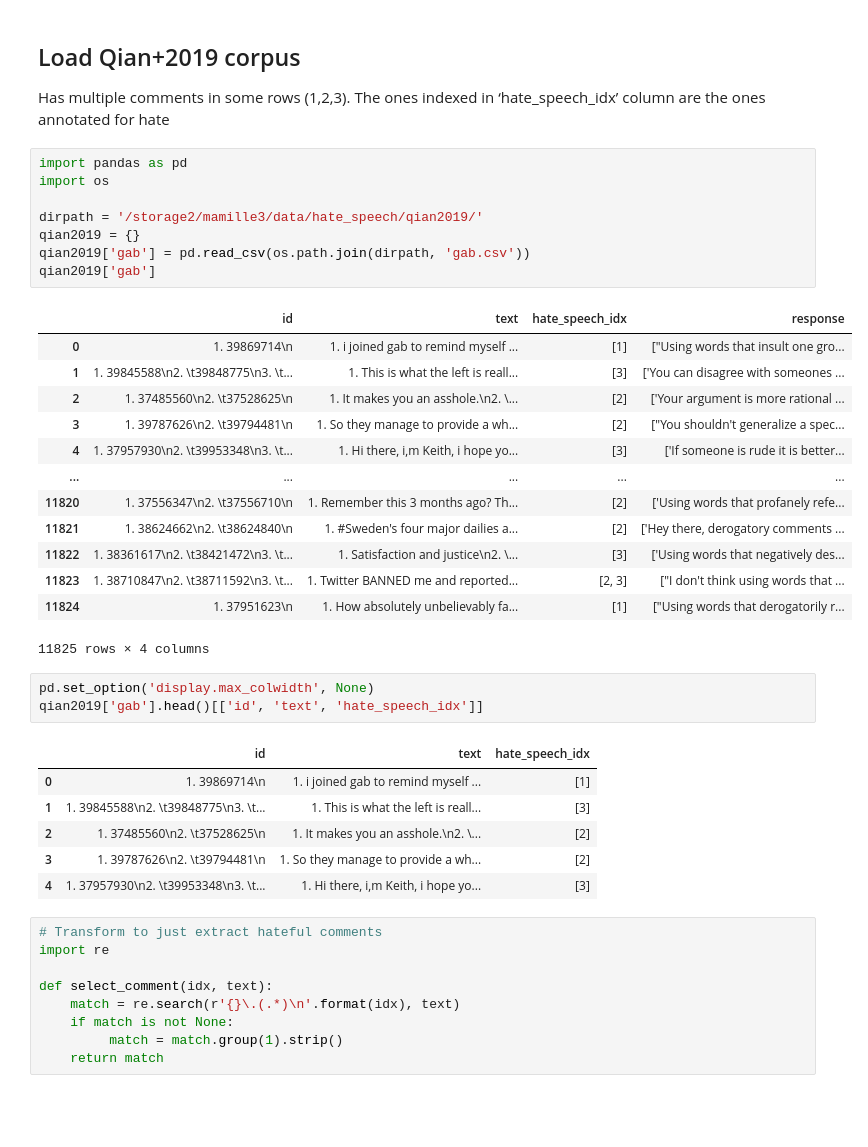
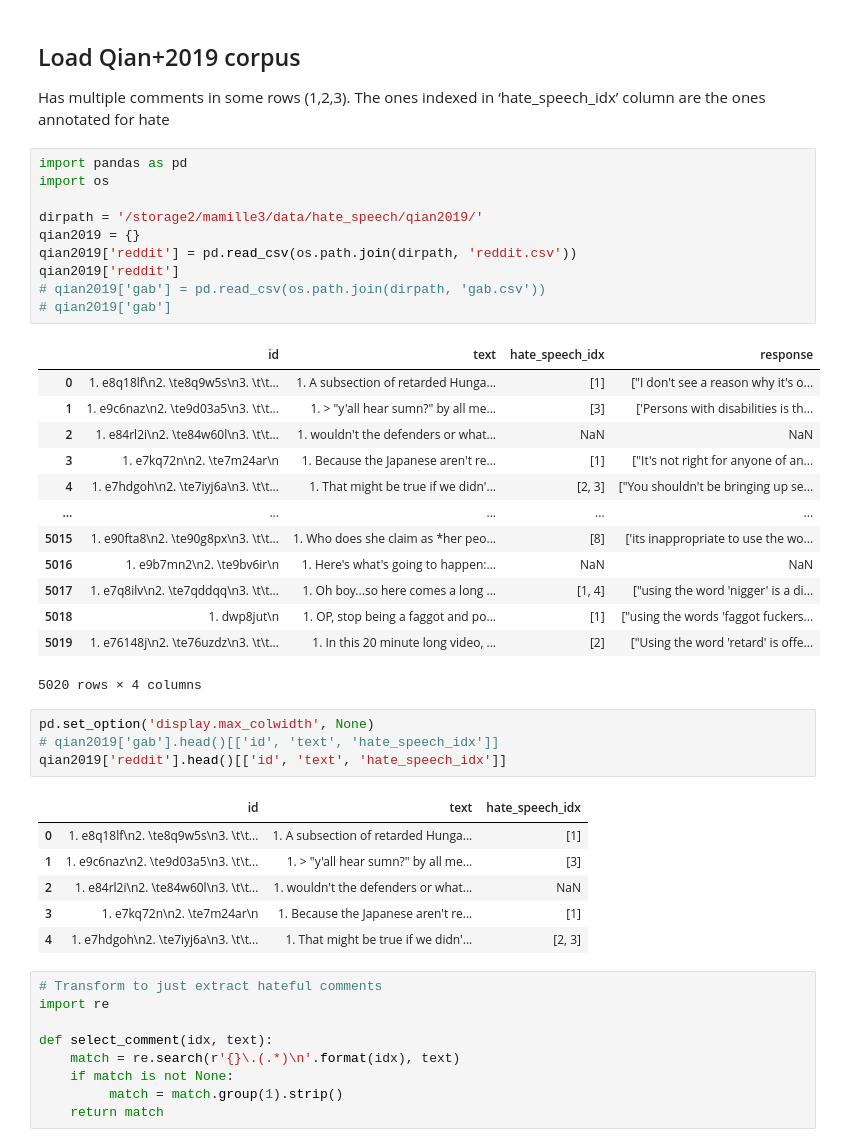
Before and after one commit to michaelmilleryoder/hate_speech_rhetoric, a Jupyter notebook: jupyter/annotated_hate_corpora.ipynb, the cells around one changed output. Drawn from its saved outputs; the diff is of its cells as text; blank space fills up the shorter version.

```diff
--- a/jupyter/annotated_hate_corpora.ipynb
+++ b/jupyter/annotated_hate_corpora.ipynb
@@ -6,35 +6,38 @@ Has multiple comments in some rows (1,2,3). The ones indexed in ‘hate_speech_i
 # %%
 import pandas as pd
 import os
 
 dirpath = '/storage2/mamille3/data/hate_speech/qian2019/'
 qian2019 = {}
-qian2019['gab'] = pd.read_csv(os.path.join(dirpath, 'gab.csv'))
-qian2019['gab']
+qian2019['reddit'] = pd.read_csv(os.path.join(dirpath, 'reddit.csv'))
+qian2019['reddit']
+# qian2019['gab'] = pd.read_csv(os.path.join(dirpath, 'gab.csv'))
+# qian2019['gab']
 # %% [output]
 |  | id | text | hate_speech_idx | response |
-| 0 | 1. 39869714\n | 1. i joined gab to remind myself ... | [1] | ["Using words that insult one gro... |
-| 1 | 1. 39845588\n2. \t39848775\n3. \t... | 1. This is what the left is reall... | [3] | ['You can disagree with someones ... |
-| 2 | 1. 37485560\n2. \t37528625\n | 1. It makes you an asshole.\n2. \... | [2] | ['Your argument is more rational ... |
-| 3 | 1. 39787626\n2. \t39794481\n | 1. So they manage to provide a wh... | [2] | ["You shouldn't generalize a spec... |
-| 4 | 1. 37957930\n2. \t39953348\n3. \t... | 1. Hi there, i,m Keith, i hope yo... | [3] | ['If someone is rude it is better... |
+| 0 | 1. e8q18lf\n2. \te8q9w5s\n3. \t\t... | 1. A subsection of retarded Hunga... | [1] | ["I don't see a reason why it's o... |
+| 1 | 1. e9c6naz\n2. \te9d03a5\n3. \t\t... | 1. > "y'all hear sumn?" by all me... | [3] | ['Persons with disabilities is th... |
+| 2 | 1. e84rl2i\n2. \te84w60l\n3. \t\t... | 1. wouldn't the defenders or what... | NaN | NaN |
+| 3 | 1. e7kq72n\n2. \te7m24ar\n | 1. Because the Japanese aren't re... | [1] | ["It's not right for anyone of an... |
+| 4 | 1. e7hdgoh\n2. \te7iyj6a\n3. \t\t... | 1. That might be true if we didn'... | [2, 3] | ["You shouldn't be bringing up se... |
 | ... | ... | ... | ... | ... |
-| 11820 | 1. 37556347\n2. \t37556710\n | 1. Remember this 3 months ago? Th... | [2] | ['Using words that profanely refe... |
-| 11821 | 1. 38624662\n2. \t38624840\n | 1. #Sweden's four major dailies a... | [2] | ['Hey there, derogatory comments ... |
-| 11822 | 1. 38361617\n2. \t38421472\n3. \t... | 1. Satisfaction and justice\n2. \... | [3] | ['Using words that negatively des... |
-| 11823 | 1. 38710847\n2. \t38711592\n3. \t... | 1. Twitter BANNED me and reported... | [2, 3] | ["I don't think using words that ... |
-| 11824 | 1. 37951623\n | 1. How absolutely unbelievably fa... | [1] | ["Using words that derogatorily r... |
+| 5015 | 1. e90fta8\n2. \te90g8px\n3. \t\t... | 1. Who does she claim as *her peo... | [8] | ['its inappropriate to use the wo... |
+| 5016 | 1. e9b7mn2\n2. \te9bv6ir\n | 1. Here's what's going to happen:... | NaN | NaN |
+| 5017 | 1. e7q8ilv\n2. \te7qddqq\n3. \t\t... | 1. Oh boy...so here comes a long ... | [1, 4] | ["using the word 'nigger' is a di... |
+| 5018 | 1. dwp8jut\n | 1. OP, stop being a faggot and po... | [1] | ["using the words 'faggot fuckers... |
+| 5019 | 1. e76148j\n2. \te76uzdz\n3. \t\t... | 1. In this 20 minute long video, ... | [2] | ["Using the word 'retard' is offe... |
-11825 rows × 4 columns
+5020 rows × 4 columns
 # %%
 pd.set_option('display.max_colwidth', None)
-qian2019['gab'].head()[['id', 'text', 'hate_speech_idx']]
+# qian2019['gab'].head()[['id', 'text', 'hate_speech_idx']]
+qian2019['reddit'].head()[['id', 'text', 'hate_speech_idx']]
 # %% [output]
 |  | id | text | hate_speech_idx |
-| 0 | 1. 39869714\n | 1. i joined gab to remind myself ... | [1] |
-| 1 | 1. 39845588\n2. \t39848775\n3. \t... | 1. This is what the left is reall... | [3] |
-| 2 | 1. 37485560\n2. \t37528625\n | 1. It makes you an asshole.\n2. \... | [2] |
-| 3 | 1. 39787626\n2. \t39794481\n | 1. So they manage to provide a wh... | [2] |
-| 4 | 1. 37957930\n2. \t39953348\n3. \t... | 1. Hi there, i,m Keith, i hope yo... | [3] |
+| 0 | 1. e8q18lf\n2. \te8q9w5s\n3. \t\t... | 1. A subsection of retarded Hunga... | [1] |
+| 1 | 1. e9c6naz\n2. \te9d03a5\n3. \t\t... | 1. > "y'all hear sumn?" by all me... | [3] |
+| 2 | 1. e84rl2i\n2. \te84w60l\n3. \t\t... | 1. wouldn't the defenders or what... | NaN |
+| 3 | 1. e7kq72n\n2. \te7m24ar\n | 1. Because the Japanese aren't re... | [1] |
+| 4 | 1. e7hdgoh\n2. \te7iyj6a\n3. \t\t... | 1. That might be true if we didn'... | [2, 3] |
 # %%
 # Transform to just extract hateful comments
 import re
```
Also changed, not shown: parts of 12 cells of this notebook, 1 other file.
